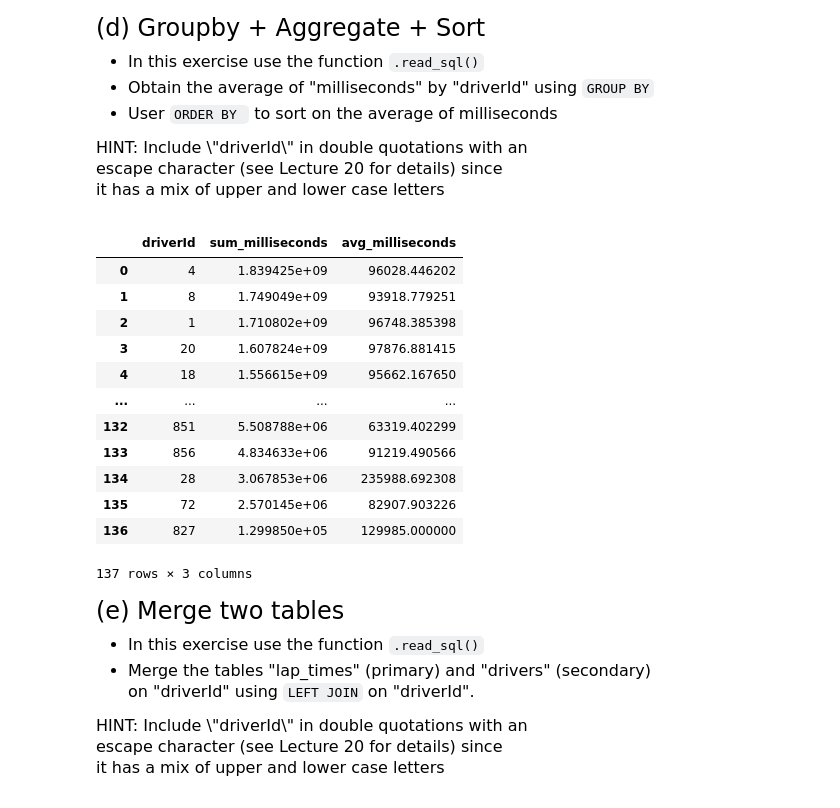
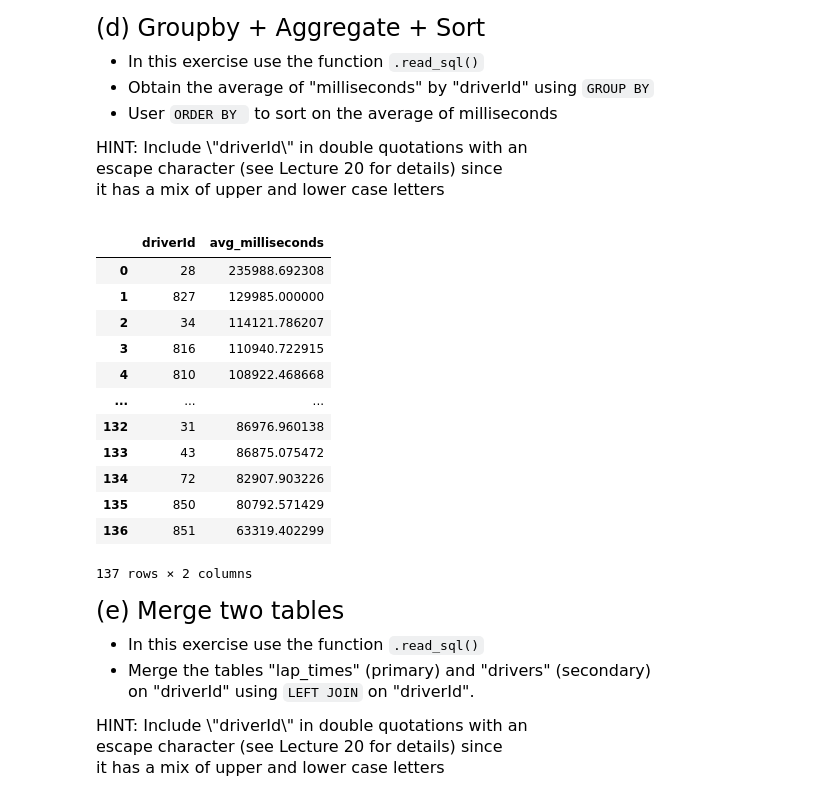
Before and after one commit to JasmineLiu2026/emoryqtm151, a Jupyter notebook: Assignment 9/Assignment 9.ipynb, the cells around one changed output. Saved outputs shown, nothing was run; the diff lists cells and outputs as text; code cells hidden in the pictures.

```diff
--- a/Assignment 9/Assignment 9.ipynb
+++ b/Assignment 9/Assignment 9.ipynb
@@ -146,25 +146,24 @@ it has a mix of upper and lower case letters
 # %%
 # Write your own code
 pd.read_sql(text("SELECT \"driverId\", \
-                 SUM(milliseconds) as sum_milliseconds, \
                  AVG(milliseconds) as avg_milliseconds \
                  FROM lap_times_sql \
                  GROUP BY \"driverId\" \
-                 ORDER BY sum_milliseconds DESC;"),con)
+                 ORDER BY avg_milliseconds DESC;"),con)
 # %% [output]
-|  | driverId | sum_milliseconds | avg_milliseconds |
-| 0 | 4 | 1.839425e+09 | 96028.446202 |
-| 1 | 8 | 1.749049e+09 | 93918.779251 |
-| 2 | 1 | 1.710802e+09 | 96748.385398 |
-| 3 | 20 | 1.607824e+09 | 97876.881415 |
-| 4 | 18 | 1.556615e+09 | 95662.167650 |
-| ... | ... | ... | ... |
-| 132 | 851 | 5.508788e+06 | 63319.402299 |
-| 133 | 856 | 4.834633e+06 | 91219.490566 |
-| 134 | 28 | 3.067853e+06 | 235988.692308 |
-| 135 | 72 | 2.570145e+06 | 82907.903226 |
-| 136 | 827 | 1.299850e+05 | 129985.000000 |
+|  | driverId | avg_milliseconds |
+| 0 | 28 | 235988.692308 |
+| 1 | 827 | 129985.000000 |
+| 2 | 34 | 114121.786207 |
+| 3 | 816 | 110940.722915 |
+| 4 | 810 | 108922.468668 |
+| ... | ... | ... |
+| 132 | 31 | 86976.960138 |
+| 133 | 43 | 86875.075472 |
+| 134 | 72 | 82907.903226 |
+| 135 | 850 | 80792.571429 |
+| 136 | 851 | 63319.402299 |
-137 rows × 3 columns
+137 rows × 2 columns
 # %% [markdown]
 <font size = "5">
 
```
Also changed, not shown: 5 other files.
